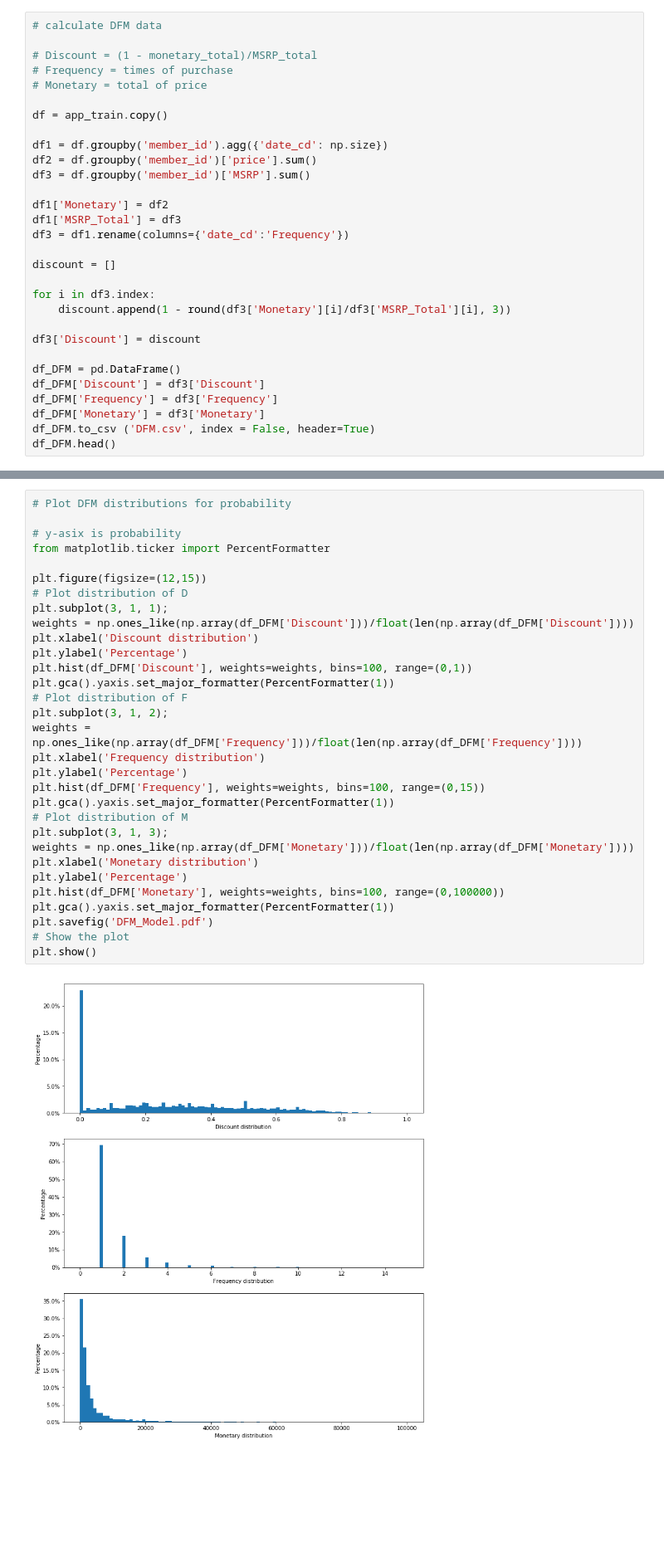
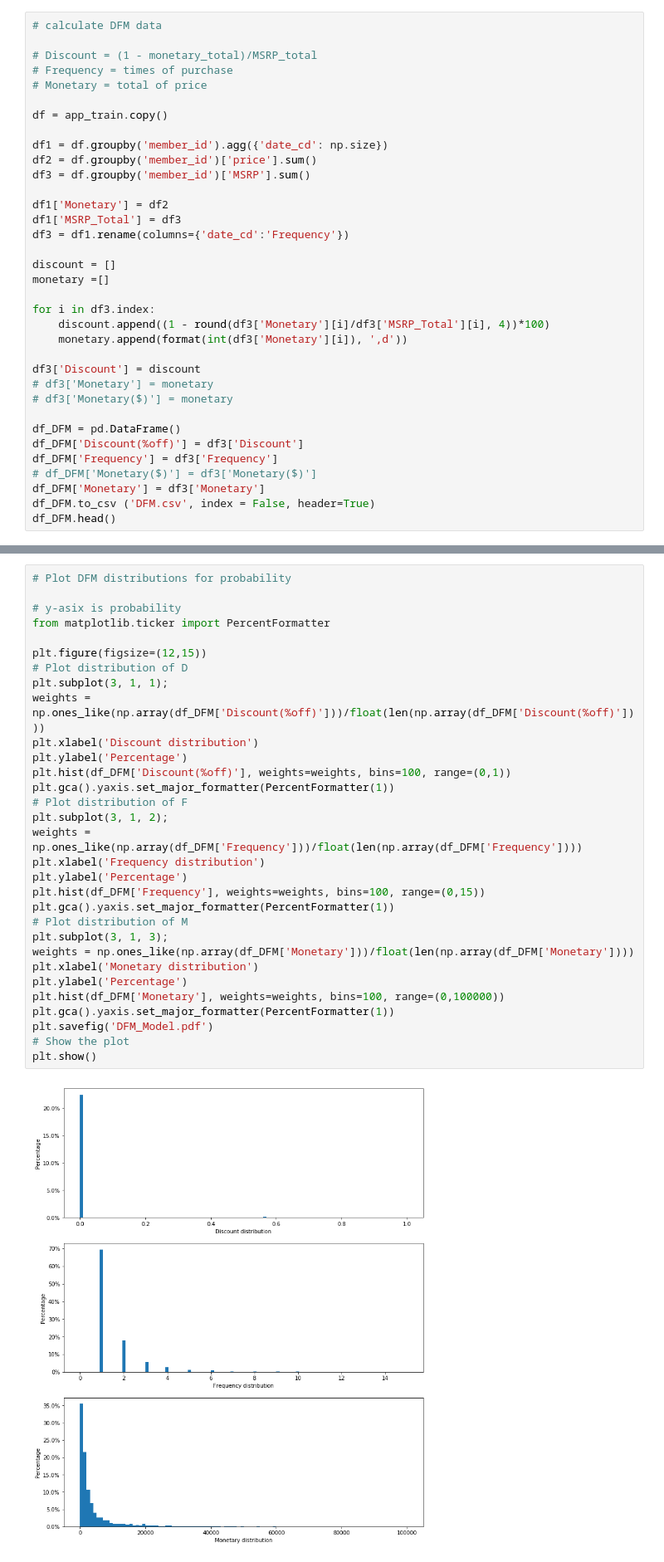
Before and after one commit to Ken0327/DataInnovation, a Jupyter notebook: DFM_Model-z_score_pchome.ipynb, the cells around one changed output, grey strips where cells are left out. Shown at 83% size. Drawn from its saved outputs; the diff is of its cells as text; blank space fills up the shorter version.

Commit message:
modify discount % and monetary $

```diff
--- a/DFM_Model-z_score_pchome.ipynb
+++ b/DFM_Model-z_score_pchome.ipynb
@@ -73,15 +73,20 @@ df1['MSRP_Total'] = df3
 df3 = df1.rename(columns={'date_cd':'Frequency'})
 
 discount = []
+monetary =[]
 
 for i in df3.index:
-    discount.append(1 - round(df3['Monetary'][i]/df3['MSRP_Total'][i], 3))
+    discount.append((1 - round(df3['Monetary'][i]/df3['MSRP_Total'][i], 4))*100)
+    monetary.append(format(int(df3['Monetary'][i]), ',d'))
 
 df3['Discount'] = discount
+# df3['Monetary'] = monetary
+# df3['Monetary($)'] = monetary
 
 df_DFM = pd.DataFrame()
-df_DFM['Discount'] = df3['Discount']
+df_DFM['Discount(%off)'] = df3['Discount']
 df_DFM['Frequency'] = df3['Frequency']
+# df_DFM['Monetary($)'] = df3['Monetary($)']
 df_DFM['Monetary'] = df3['Monetary']
 df_DFM.to_csv ('DFM.csv', index = False, header=True)
 df_DFM.head()
@@ -115,36 +120,36 @@ The 'normed' kwarg was deprecated in Matplotlib 2.1 and will be removed in 3.1.
 # %%
 # Plot DFM distributions for probability
 
 # y-asix is probability
 from matplotlib.ticker import PercentFormatter
 
 plt.figure(figsize=(12,15))
 # Plot distribution of D
 plt.subplot(3, 1, 1);
-weights = np.ones_like(np.array(df_DFM['Discount']))/float(len(np.array(df_DFM['Discount'])))
+weights = np.ones_like(np.array(df_DFM['Discount(%off)']))/float(len(np.array(df_DFM['Discount(%off)'])))
 plt.xlabel('Discount distribution')
 plt.ylabel('Percentage')
-plt.hist(df_DFM['Discount'], weights=weights, bins=100, range=(0,1))
+plt.hist(df_DFM['Discount(%off)'], weights=weights, bins=100, range=(0,1))
 plt.gca().yaxis.set_major_formatter(PercentFormatter(1))
 # Plot distribution of F
 plt.subplot(3, 1, 2);
 weights = np.ones_like(np.array(df_DFM['Frequency']))/float(len(np.array(df_DFM['Frequency'])))
 plt.xlabel('Frequency distribution')
 plt.ylabel('Percentage')
 plt.hist(df_DFM['Frequency'], weights=weights, bins=100, range=(0,15))
 plt.gca().yaxis.set_major_formatter(PercentFormatter(1))
 # Plot distribution of M
 plt.subplot(3, 1, 3);
 weights = np.ones_like(np.array(df_DFM['Monetary']))/float(len(np.array(df_DFM['Monetary'])))
 plt.xlabel('Monetary distribution')
 plt.ylabel('Percentage')
 plt.hist(df_DFM['Monetary'], weights=weights, bins=100, range=(0,100000))
 plt.gca().yaxis.set_major_formatter(PercentFormatter(1))
 plt.savefig('DFM_Model.pdf')
 # Show the plot
 plt.show()
 # %% [output]
-[figure, old version]
+[figure, new version]
 # %%
 # Plot DFM distributions for count
 
```
Also changed, not shown: parts of 15 cells of this notebook, 8 other files.
